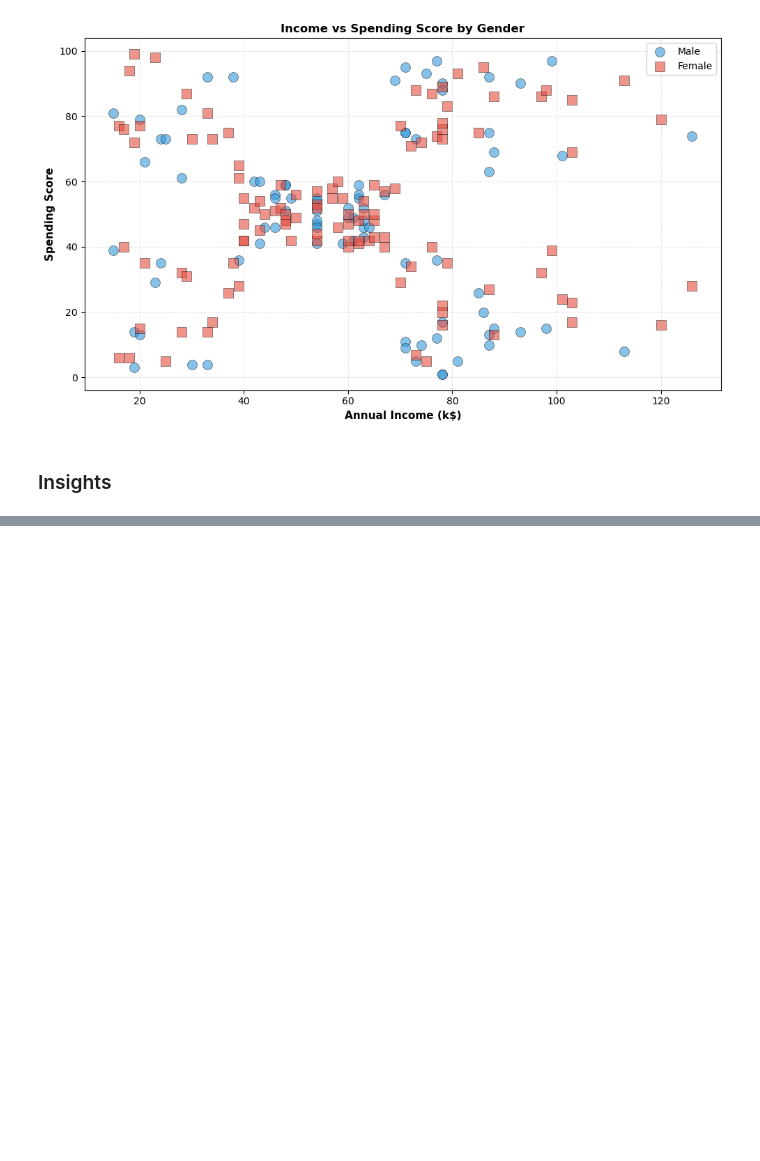
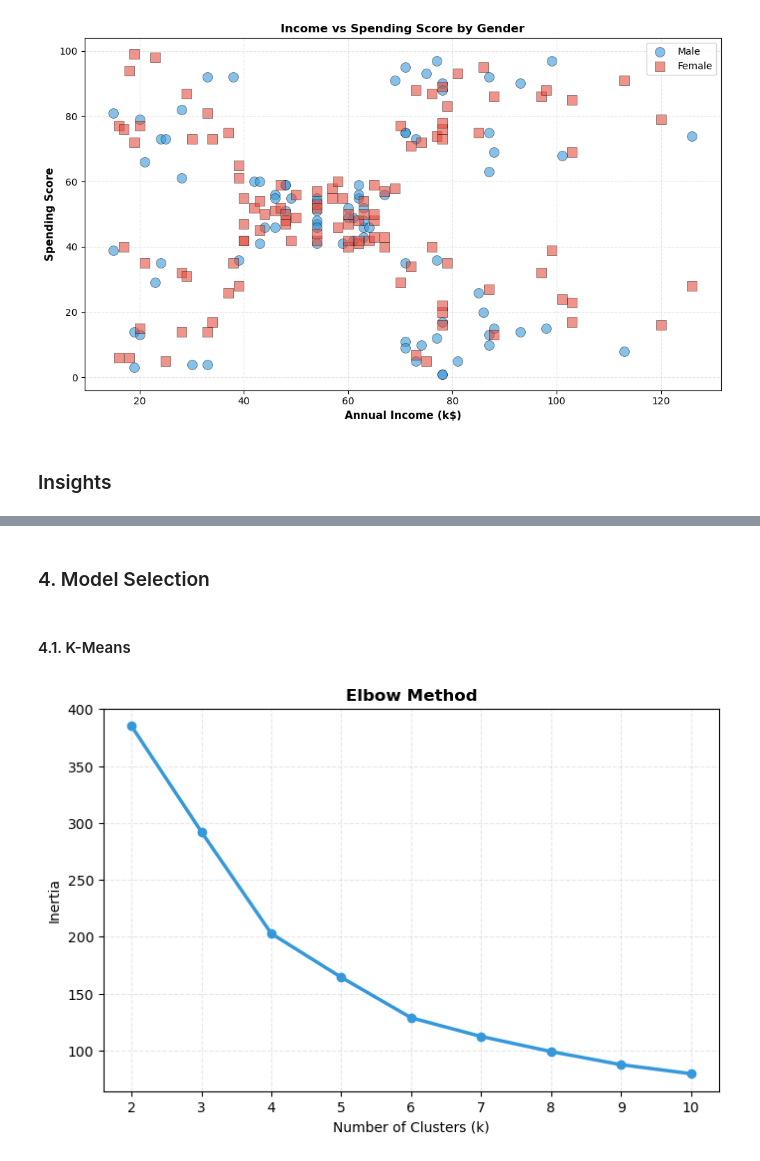
Before and after one commit to joicesebastiao/customer-segmentation-analysis, a Jupyter notebook: notebook/customer-segmentation.ipynb.ipynb, the cells around one changed output, grey strips where cells are left out. Cells and saved outputs as stored; diff of their text form; code cells hidden in the pictures; blank space fills up the shorter version.

```diff
--- a/notebook/customer-segmentation.ipynb.ipynb
+++ b/notebook/customer-segmentation.ipynb.ipynb
@@ -319,0 +334,2 @@ Diving deeper into **1. EDA**:
+# %%
+df_clean['Income_Spending_Ratio'] = df_clean['Spending Score'] / df_clean['Annual Income']
@@ -319,0 +354,11 @@ Diving deeper into **1. EDA**:
+# %%
+# Features para o modelo
+features = ['Age', 'Annual Income', 'Spending Score']
+
+scaler = StandardScaler()
+df_scaled = scaler.fit_transform(df_clean[features])
+
+# Converter para DataFrame para ficar mais legível
+df_scaled = pd.DataFrame(df_scaled, columns=features)
+
+df_scaled.head()
@@ -319,0 +372,22 @@ Diving deeper into **1. EDA**:
+# %% [markdown]
+### 4. Model Selection
+# %% [markdown]
+#### 4.1. K-Means
+# %%
+inertia = []
+k_range = range(2, 11)
+
+for k in k_range:
+    kmeans = KMeans(n_clusters=k, random_state=42, n_init=10)
+    kmeans.fit(df_scaled)
+    inertia.append(kmeans.inertia_)
+
+plt.figure(figsize=(8, 5))
+plt.plot(k_range, inertia, marker='o', color='#3498db', linewidth=2.5)
+plt.title('Elbow Method', fontweight='bold')
+plt.xlabel('Number of Clusters (k)')
+plt.ylabel('Inertia')
+plt.grid(alpha=0.3, linestyle='--')
+plt.show()
+# %% [output]
+[figure, added]
```
Also changed, not shown: parts of 35 cells of this notebook.
